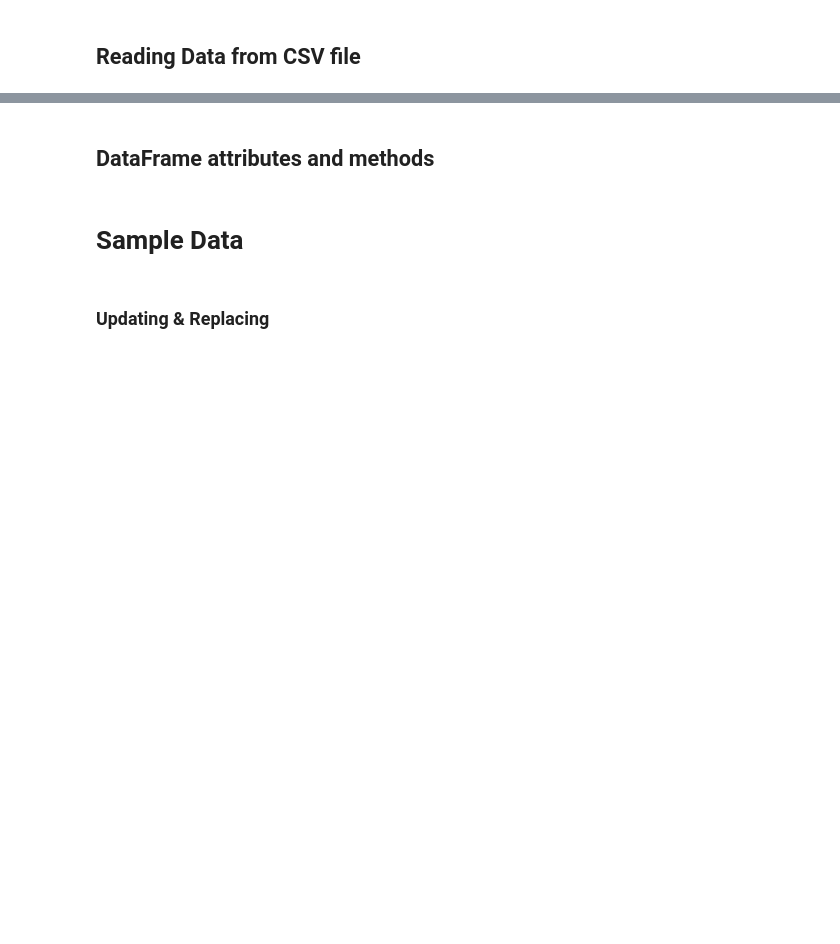
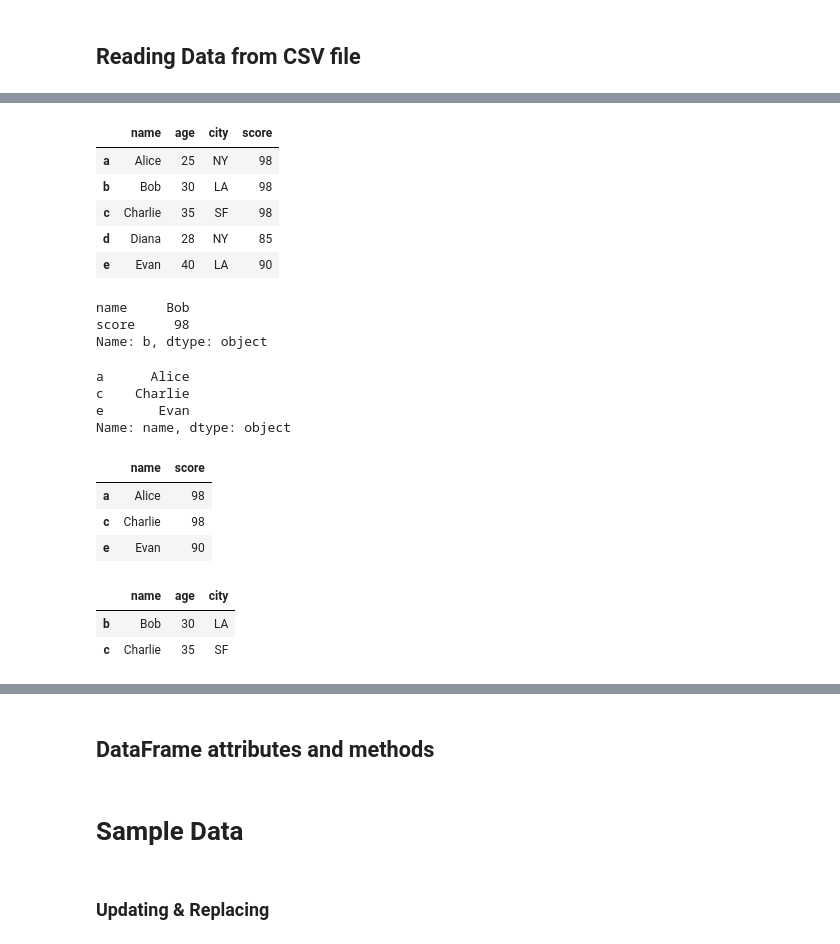
Before and after one commit to Thameempp/Data-analysis, a Jupyter notebook: Data_Handling/pandas.ipynb, the cells around one changed output, grey strips where cells are left out. Cells and saved outputs as stored; diff of their text form; code cells hidden in the pictures; blank space fills up the shorter version.

```diff
--- a/Data_Handling/pandas.ipynb
+++ b/Data_Handling/pandas.ipynb
@@ -62,0 +270,39 @@ df.iloc[0,0]
+# %%
+gf
+# %% [output]
+|  | name | age | city | score |
+| a | Alice | 25 | NY | 98 |
+| b | Bob | 30 | LA | 98 |
+| c | Charlie | 35 | SF | 98 |
+| d | Diana | 28 | NY | 85 |
+| e | Evan | 40 | LA | 90 |
+# %%
+# single row and multiple column
+gf.iloc[1,[0,3]] # 0 for name and 3 for score
+# %% [output]
+name     Bob
+score     98
+Name: b, dtype: object
+# %%
+# multiple row and single column
+gf.iloc[[0,2,4], 0]
+# %% [output]
+a      Alice
+c    Charlie
+e       Evan
+Name: name, dtype: object
+# %%
+# multiple row and column
+gf.iloc[[0,2,4], [0,3]]
+# %% [output]
+|  | name | score |
+| a | Alice | 98 |
+| c | Charlie | 98 |
+| e | Evan | 90 |
+# %%
+# row slice and column slice
+gf.iloc[1:3, 0:3]
+# %% [output]
+|  | name | age | city |
+| b | Bob | 30 | LA |
+| c | Charlie | 35 | SF |
```
Also changed, not shown: parts of 54 cells of this notebook.
